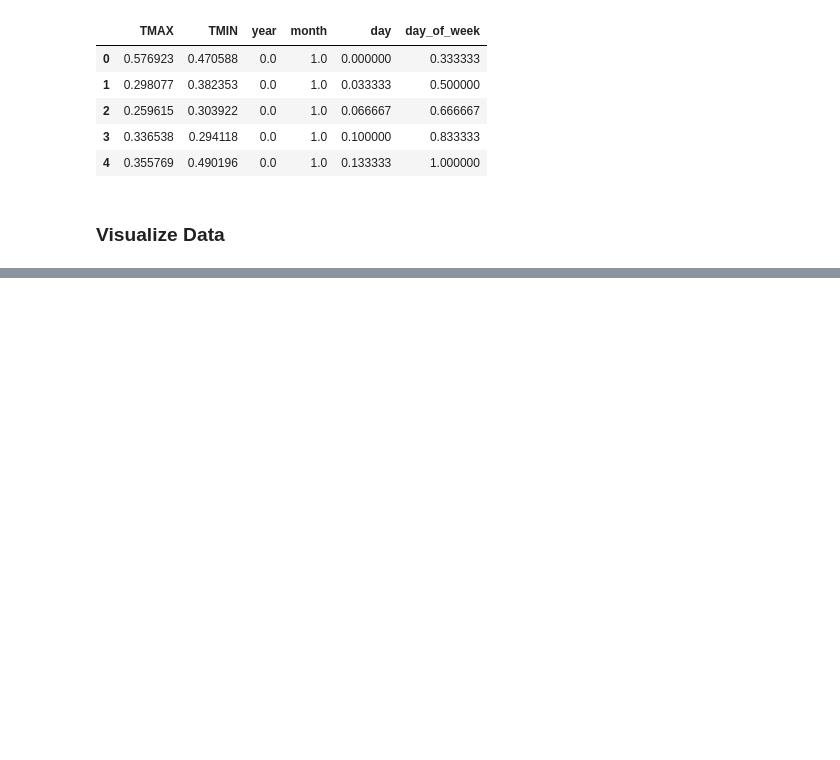
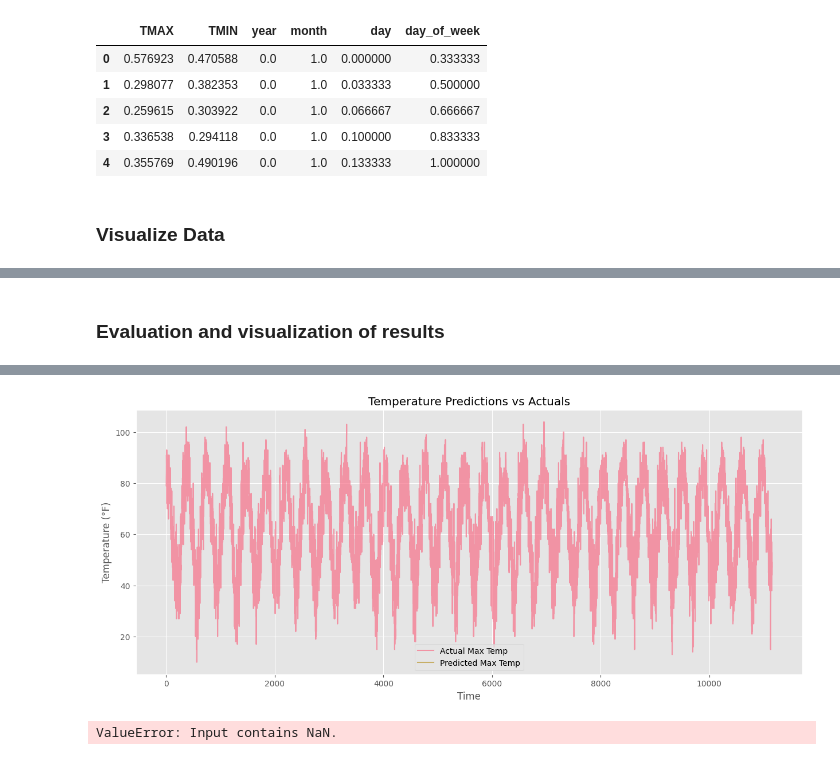
Before and after one commit to djhoyt13/nn_pracite, a Jupyter notebook: RNN_training/nyc_weather_time_series.ipynb, the cells around one changed output, grey strips where cells are left out. Drawn from its saved outputs; the diff is of its cells as text; code cells hidden in the pictures; blank space fills up the shorter version.

Commit message:
completed weather rnn model

```diff
--- a/RNN_training/nyc_weather_time_series.ipynb
+++ b/RNN_training/nyc_weather_time_series.ipynb
@@ -98,0 +260,78 @@ plt.show()
+# %% [markdown]
+### Evaluation and visualization of results
+# %%
+# Check for NaN values in the data
+print("NaN values in scaled_df:")
+print(scaled_df.isna().sum())
+
+# Make sure we don't have any NaN values in our data
+scaled_df = scaled_df.fillna(method='ffill')  # Forward fill
+scaled_df = scaled_df.fillna(method='bfill')  # Backward fill for any remaining NaNs
+
+# Verify no NaN values remain
+print("\nAfter cleaning, NaN values in scaled_df:")
+print(scaled_df.isna().sum())
+
+# Update the make_predictions function to handle NaN values
+def make_predictions(model, data_loader, scaler, target_cols):
+    model.eval()
+    predictions = []
+    actuals = []
+
+    with torch.no_grad():
+        for batch_x, batch_y in data_loader:
+            # Check for NaN values in input
+            if torch.isnan(batch_x).any() or torch.isnan(batch_y).any():
+                print("Warning: NaN values found in batch")
+                continue
+
+            outputs = model(batch_x)
+            predictions.extend(outputs.numpy())
+            actuals.extend(batch_y.numpy())
+
+    predictions = np.array(predictions)
+    actuals = np.array(actuals)
+
+    # Create a dummy array for inverse transform
+    dummy_array = np.zeros((predictions.shape[0], len(feature_columns)))
+    dummy_array[:, :len(target_cols)] = predictions
+
+    # Inverse transform predictions
+    predictions_original = scaler.inverse_transform(dummy_array)[:, :len(target_cols)]
+
+    # Create a dummy array for actuals
+    dummy_array = np.zeros((actuals.shape[0], len(feature_columns)))
+    dummy_array[:, :len(target_cols)] = actuals
+
+    # Inverse transform actuals
+    actuals_original = scaler.inverse_transform(dummy_array)[:, :len(target_cols)]
+
+    return predictions_original, actuals_original
+
+# Get predictions
+predictions, actuals = make_predictions(model, test_loader, scaler, target_cols)
+
+# Plot predictions vs actuals
+plt.figure(figsize=(15, 6))
+plt.plot(actuals[:, 0], label='Actual Max Temp', alpha=0.7)
+plt.plot(predictions[:, 0], label='Predicted Max Temp', alpha=0.7)
+plt.title('Temperature Predictions vs Actuals')
+plt.xlabel('Time')
+plt.ylabel('Temperature (°F)')
+plt.legend()
+plt.grid(True)
+plt.show()
+
+# Calculate metrics
+from sklearn.metrics import mean_squared_error, mean_absolute_error, r2_score
+
+for i, col in enumerate(target_cols):
+    mse = mean_squared_error(actuals[:, i], predictions[:, i])
+    mae = mean_absolute_error(actuals[:, i], predictions[:, i])
+    r2 = r2_score(actuals[:, i], predictions[:, i])
+
+    print(f'\nMetrics for {col}:')
+    print(f'Mean Squared Error: {mse:.2f}')
+    print(f'Mean Absolute Error: {mae:.2f}')
+    print(f'R² Score: {r2:.2f}')
+# %% [output]
@@ -98,0 +355,2 @@ plt.show()
+[figure, added]
+ValueError: Input contains NaN.
```
Also changed, not shown: parts of 11 cells of this notebook.
